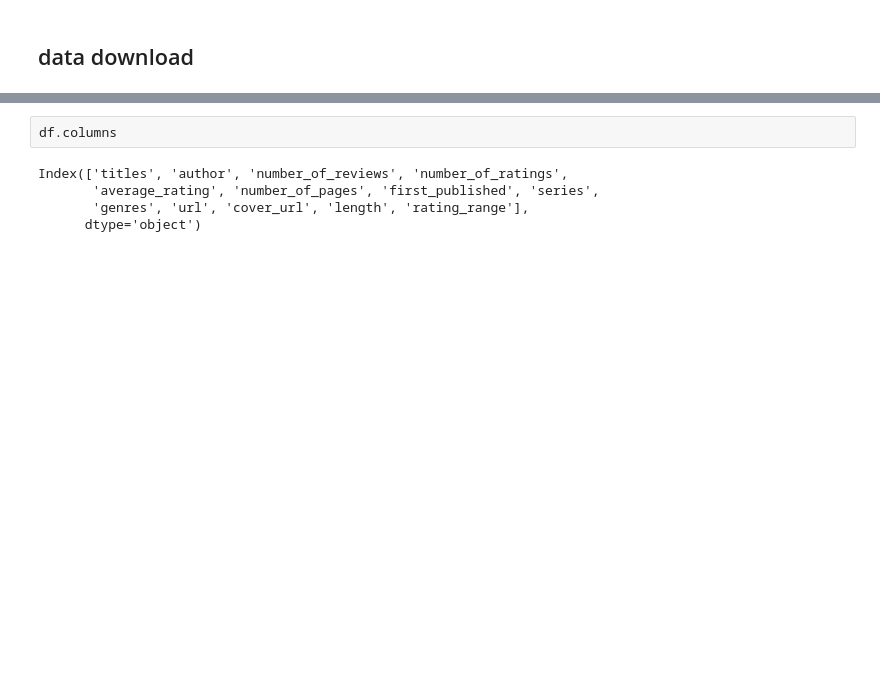
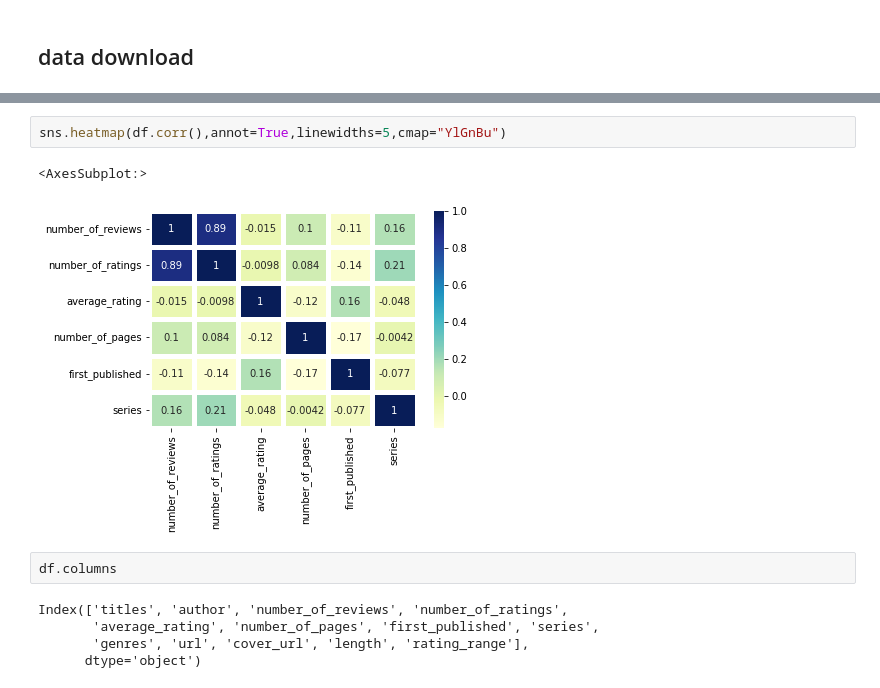
Before and after one commit to GermanPaul12/books, a Jupyter notebook: charts.ipynb, the cells around one changed output, grey strips where cells are left out. Saved outputs shown, nothing was run; the diff lists cells and outputs as text; blank space fills up the shorter version.

```diff
--- a/charts.ipynb
+++ b/charts.ipynb
@@ -13,3 +44,8 @@ df = pd.read_csv('prepared.csv')
+# %%
+sns.heatmap(df.corr(),annot=True,linewidths=5,cmap="YlGnBu")
+# %% [output]
+<AxesSubplot:>
+[figure, added]
 # %%
 df.columns
 # %% [output]
```
Also changed, not shown: parts of 5 cells of this notebook.
